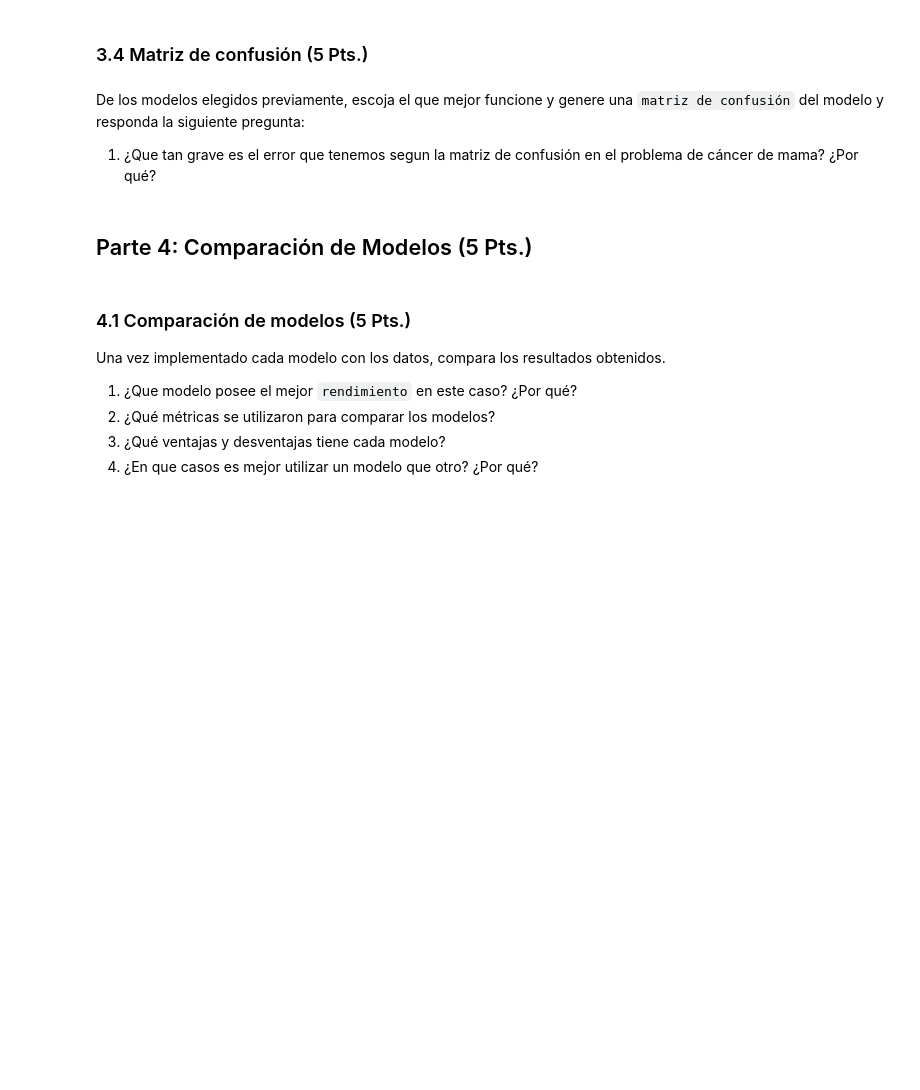
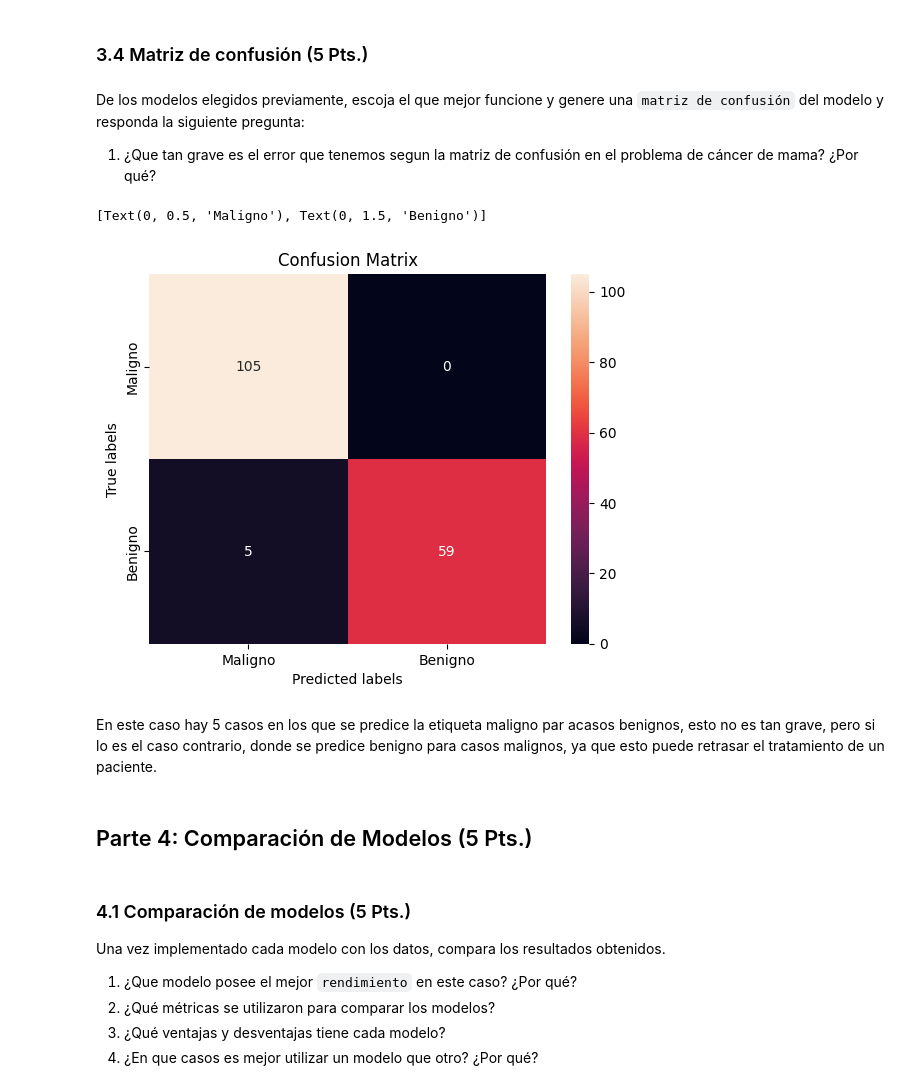
Before and after one commit to gabiacuna/IIC2433, a Jupyter notebook: tareas/T4-2.ipynb, the cells around one changed output. Cells and saved outputs as stored; diff of their text form; code cells hidden in the pictures; blank space fills up the shorter version.

```diff
--- a/tareas/T4-2.ipynb
+++ b/tareas/T4-2.ipynb
@@ -158,0 +510,12 @@ Crea y entrena un modelo de regresion logistica con los datos de entrenamiento,
+# %%
+from sklearn.linear_model import LogisticRegression
+
+solvers : list = ['lbfgs', 'liblinear', 'saga'] # Solvers a comparar
+logistic_models : list = [] # Lista de modelos entrenados
+
+for solver in solvers:
+    model = LogisticRegression(solver=solver, random_state=42)
+    model.fit(X_train, y_train)
+    logistic_models.append(model)
+    y_pred = model.predict(X_test)
+    print(f'{solver} : {model.score(X_test, y_test)}')
@@ -166,3 +560,15 @@ Para `cada uno` de los tres modelos anteriores, evalua el modelo con los datos d
 De los modelos elegidos previamente, escoja el que mejor funcione y genere una `matriz de confusión` del modelo y responda la siguiente pregunta:
 
 1. ¿Que tan grave es el error que tenemos segun la matriz de confusión en el problema de cáncer de mama? ¿Por qué?
+# %%
+Y_preds = logistic_models[0].predict(X_test)
+
+ax= plt.subplot()
+cm = confusion_matrix(y_test, Y_preds)
+sns.heatmap(cm, annot=True, fmt='g', ax=ax);
+ax.set_xlabel('Predicted labels');ax.set_ylabel('True labels');
+ax.set_title('Confusion Matrix');
+ax.xaxis.set_ticklabels(['Maligno', 'Benigno']); ax.yaxis.set_ticklabels(['Maligno', 'Benigno'])
+# %% [output]
+[Text(0, 0.5, 'Maligno'), Text(0, 1.5, 'Benigno')]
+[figure, added]
@@ -169,3 +577,5 @@ De los modelos elegidos previamente, escoja el que mejor funcione y genere una `
+# %% [markdown]
+En este caso hay 5 casos en los que se predice la etiqueta maligno par acasos benignos, esto no es tan grave, pero si lo es el caso contrario, donde se predice benigno para casos malignos, ya que esto puede retrasar el tratamiento de un paciente.
 # %% [markdown]
 ## Parte 4: Comparación de Modelos (5 Pts.)
 # %% [markdown]
```
Also changed, not shown: parts of 52 cells of this notebook.
